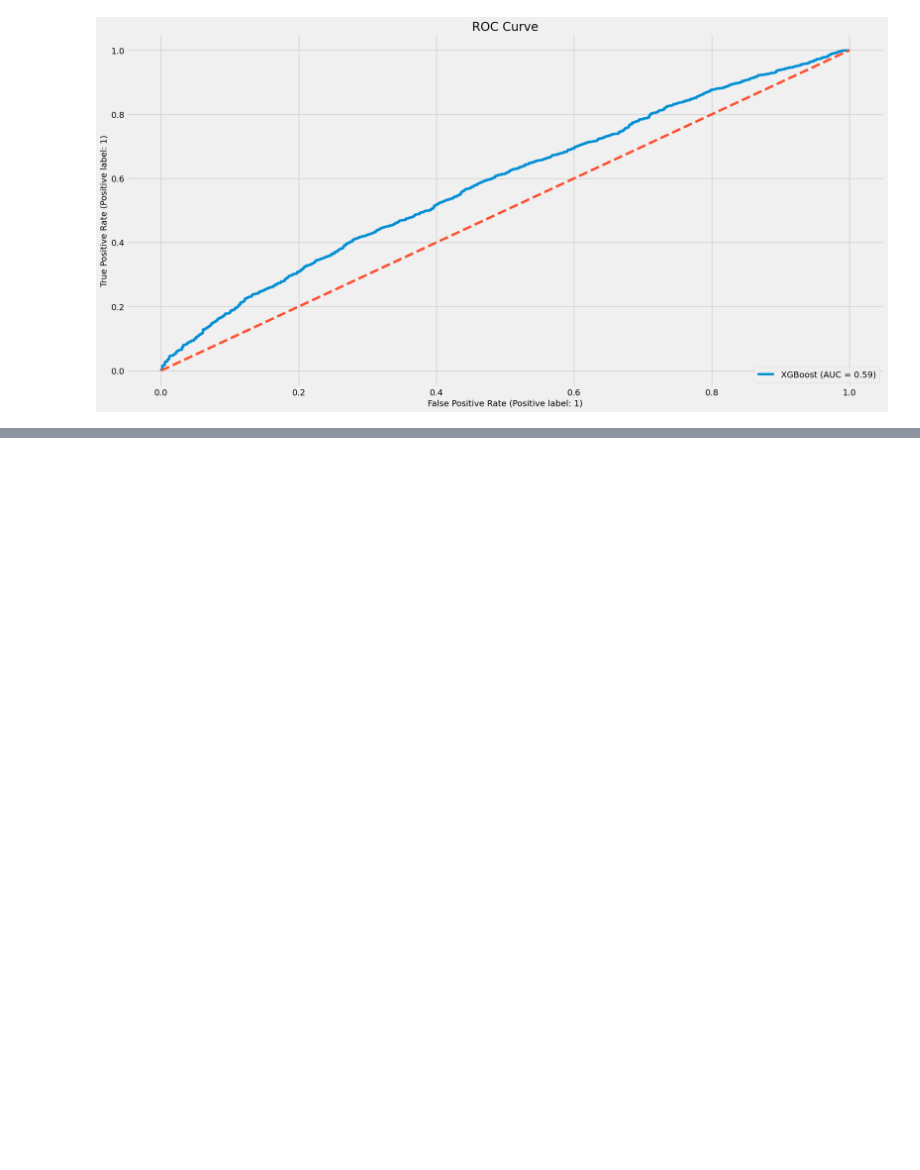
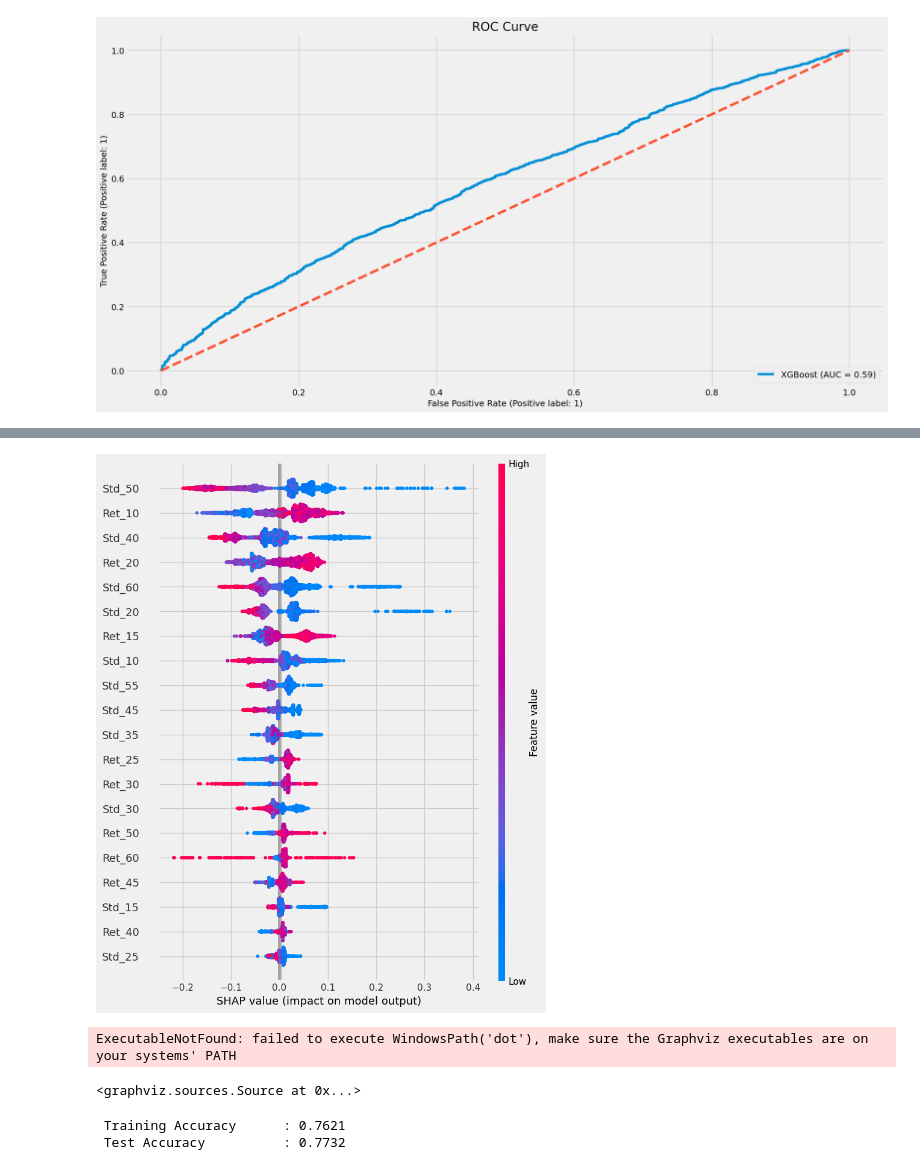
Before and after one commit to JoaoJungblut/QuantFinanceTraining, a Jupyter notebook: PythonLabs/pythonlab14.ipynb, the cells around one changed output, grey strips where cells are left out. Cells and saved outputs as stored; diff of their text form; code cells hidden in the pictures; blank space fills up the shorter version.

```diff
--- a/PythonLabs/pythonlab14.ipynb
+++ b/PythonLabs/pythonlab14.ipynb
@@ -219,0 +388,25 @@ plt.show()
+# %%
+# Interpretation plot
+shap.summary_plot(shap_values, X_test)
+# %% [output]
+[figure, added]
+# %%
+# Tree visualization
+# change tree number to see the corresponding plot
+to_graphviz(cls, num_trees=10, rankdir='UT')
+# %% [output]
+ExecutableNotFound: failed to execute WindowsPath('dot'), make sure the Graphviz executables are on your systems' PATH
+<graphviz.sources.Source at 0x...>
+# %%
+# Predicting the test dataset
+y_pred = cls.predict(X_test)
+
+# Measure accuracy
+acc_train = accuracy_score(y_train, cls.predict(X_train))
+acc_test = accuracy_score(y_test, y_pred)
+
+# Print accuracy
+print(f'\n Training Accuracy \t: {acc_train:0.4} \n Test Accuracy \t\t: {acc_test:0.4}')
+# %% [output]
+ Training Accuracy      : 0.7621
+ Test Accuracy          : 0.7732
```
Also changed, not shown: parts of 15 cells of this notebook.
